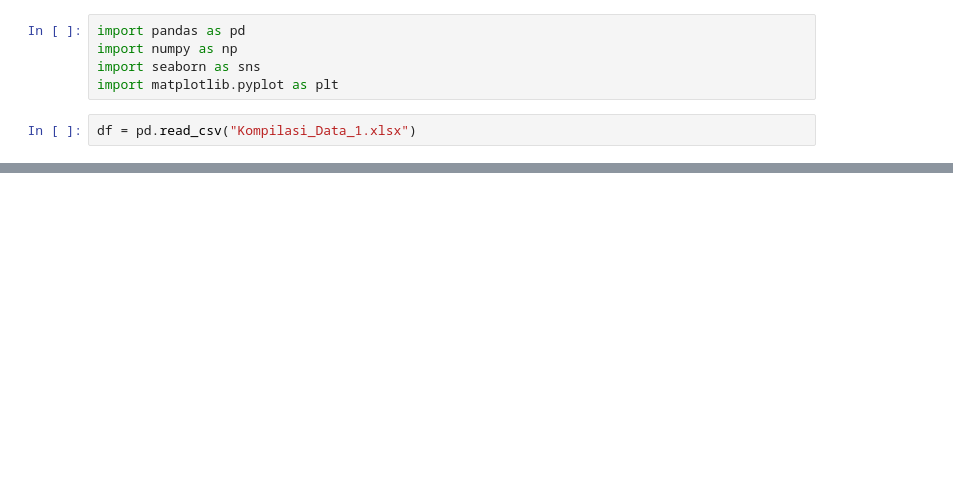
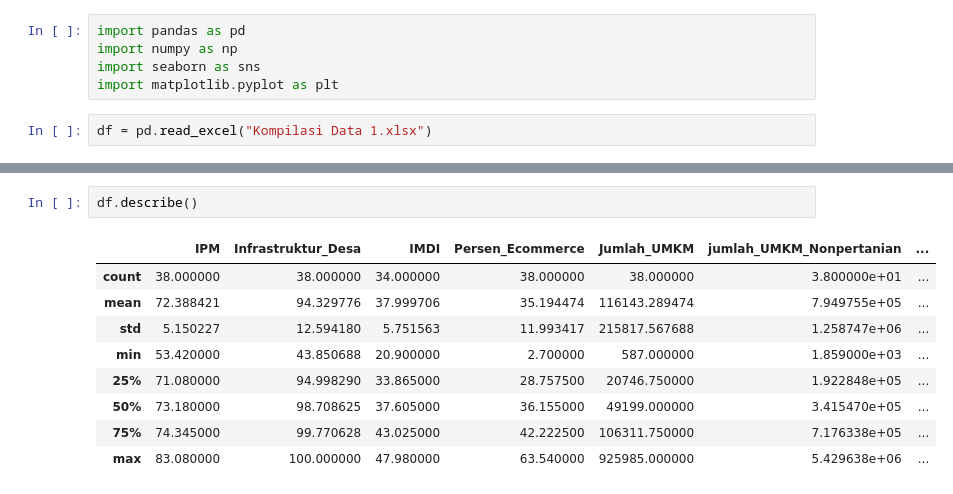
Before and after one commit to mmalveaffs-beep/DatMin---Clustering-UMKM, a Jupyter notebook: maincode.ipynb, the cells around one changed output, grey strips where cells are left out. Cells and saved outputs as stored; diff of their text form; blank space fills up the shorter version.

```diff
--- a/maincode.ipynb
+++ b/maincode.ipynb
@@ -4,4 +4,4 @@ import numpy as np
 import seaborn as sns
 import matplotlib.pyplot as plt
 # %%
-df = pd.read_csv("Kompilasi_Data_1.xlsx")
+df = pd.read_excel("Kompilasi Data 1.xlsx")
@@ -13,0 +117,12 @@ df.head
+# %%
+df.describe()
+# %% [output]
+|  | IPM | Infrastruktur_Desa | IMDI | Persen_Ecommerce | Jumlah_UMKM | jumlah_UMKM_Nonpertanian | ... |
+| count | 38.000000 | 38.000000 | 34.000000 | 38.000000 | 38.000000 | 3.800000e+01 | ... |
+| mean | 72.388421 | 94.329776 | 37.999706 | 35.194474 | 116143.289474 | 7.949755e+05 | ... |
+| std | 5.150227 | 12.594180 | 5.751563 | 11.993417 | 215817.567688 | 1.258747e+06 | ... |
+| min | 53.420000 | 43.850688 | 20.900000 | 2.700000 | 587.000000 | 1.859000e+03 | ... |
+| 25% | 71.080000 | 94.998290 | 33.865000 | 28.757500 | 20746.750000 | 1.922848e+05 | ... |
+| 50% | 73.180000 | 98.708625 | 37.605000 | 36.155000 | 49199.000000 | 3.415470e+05 | ... |
+| 75% | 74.345000 | 99.770628 | 43.025000 | 42.222500 | 106311.750000 | 7.176338e+05 | ... |
+| max | 83.080000 | 100.000000 | 47.980000 | 63.540000 | 925985.000000 | 5.429638e+06 | ... |
```
Also changed, not shown: parts of 22 cells of this notebook, 1 other file.
